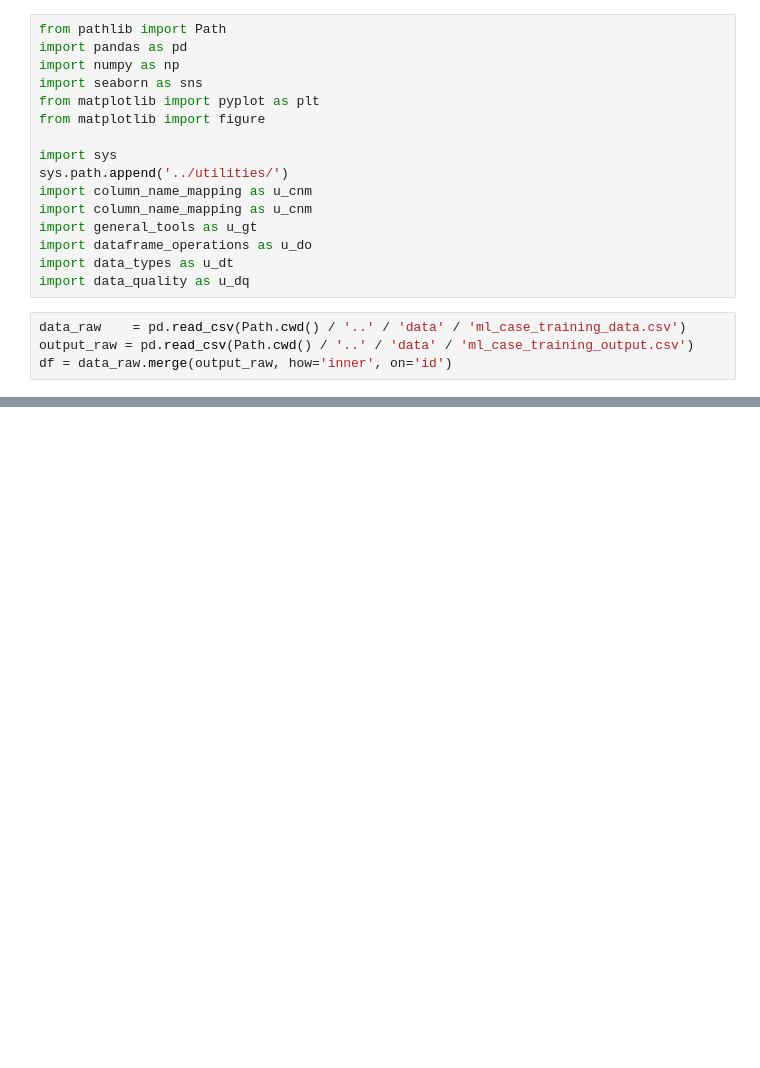
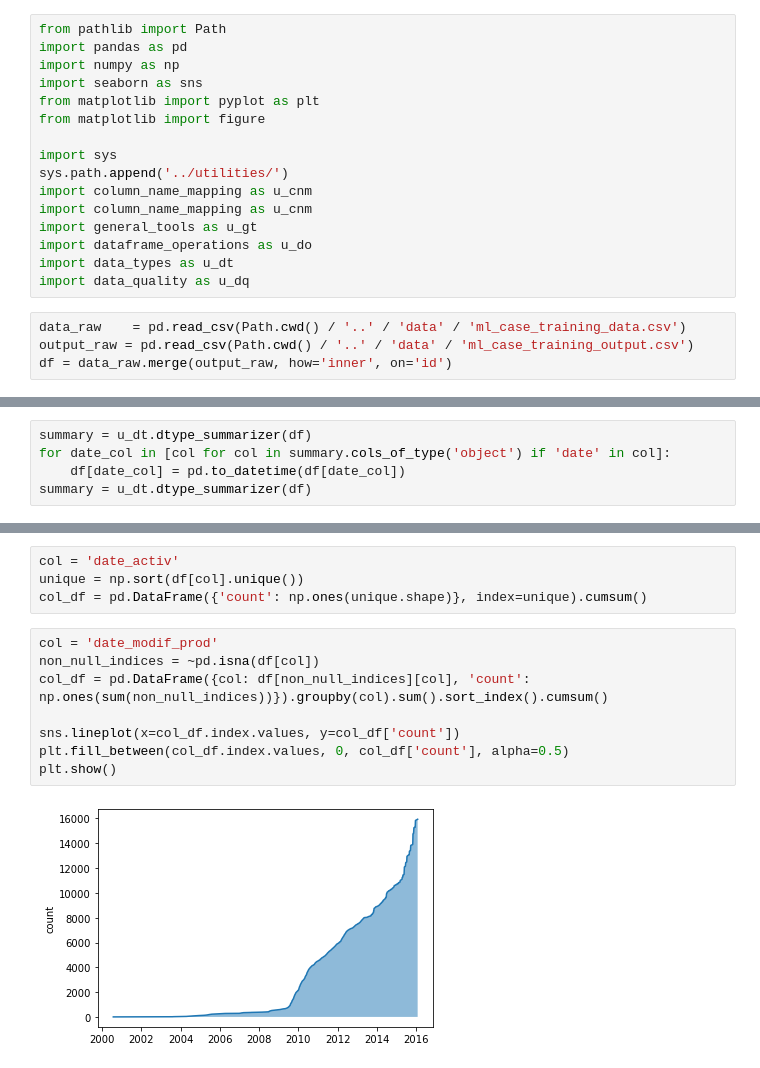
Before and after one commit to tomasforsberg/utilities, a Jupyter notebook: notebooks/utilities testing.ipynb, the cells around one changed output, grey strips where cells are left out. Cells and saved outputs as stored; diff of their text form; blank space fills up the shorter version.

Commit message:
Data type chart grids

```diff
--- a/notebooks/utilities testing.ipynb
+++ b/notebooks/utilities testing.ipynb
@@ -24,0 +21,5 @@ Available dtypes: ['object', 'float64', 'int64']
+# %%
+summary = u_dt.dtype_summarizer(df)
+for date_col in [col for col in summary.cols_of_type('object') if 'date' in col]:
+    df[date_col] = pd.to_datetime(df[date_col])
+summary = u_dt.dtype_summarizer(df)
@@ -24,0 +45,14 @@ Available dtypes: ['object', 'float64', 'int64']
+# %%
+col = 'date_activ'
+unique = np.sort(df[col].unique())
+col_df = pd.DataFrame({'count': np.ones(unique.shape)}, index=unique).cumsum()
+# %%
+col = 'date_modif_prod'
+non_null_indices = ~pd.isna(df[col])
+col_df = pd.DataFrame({col: df[non_null_indices][col], 'count': np.ones(sum(non_null_indices))}).groupby(col).sum().sort_index().cumsum()
+
+sns.lineplot(x=col_df.index.values, y=col_df['count'])
+plt.fill_between(col_df.index.values, 0, col_df['count'], alpha=0.5)
+plt.show()
+# %% [output]
+[figure, added]
```
Also changed, not shown: parts of 4 cells of this notebook, 1 other file.
